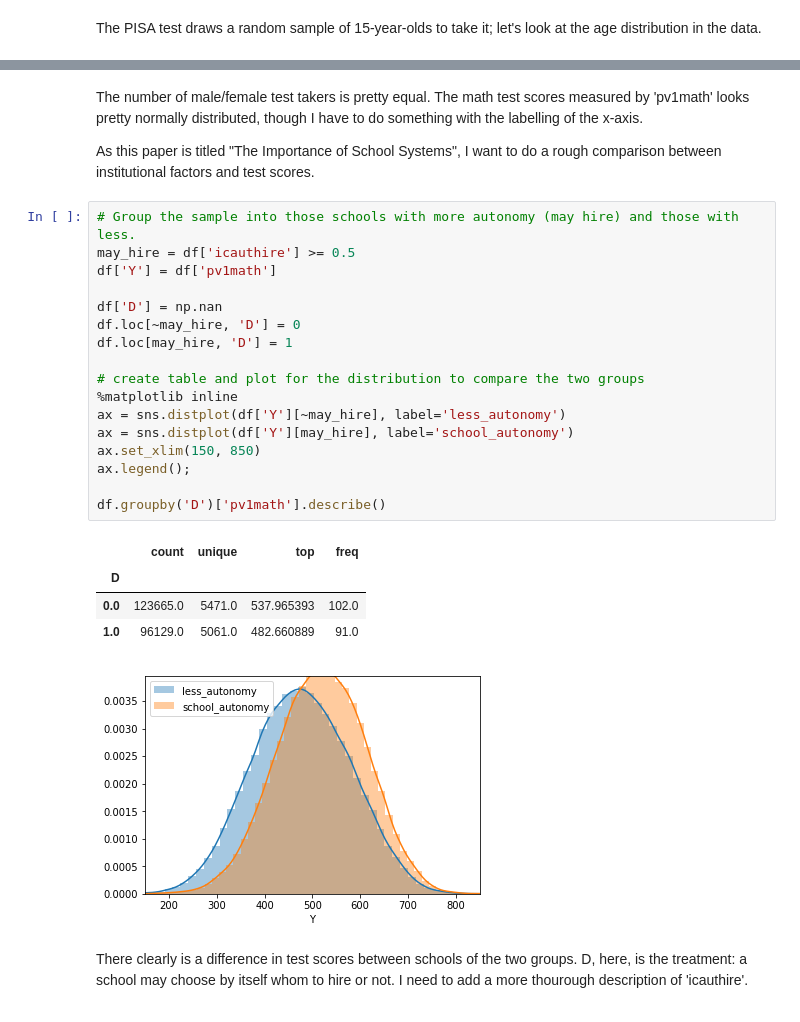
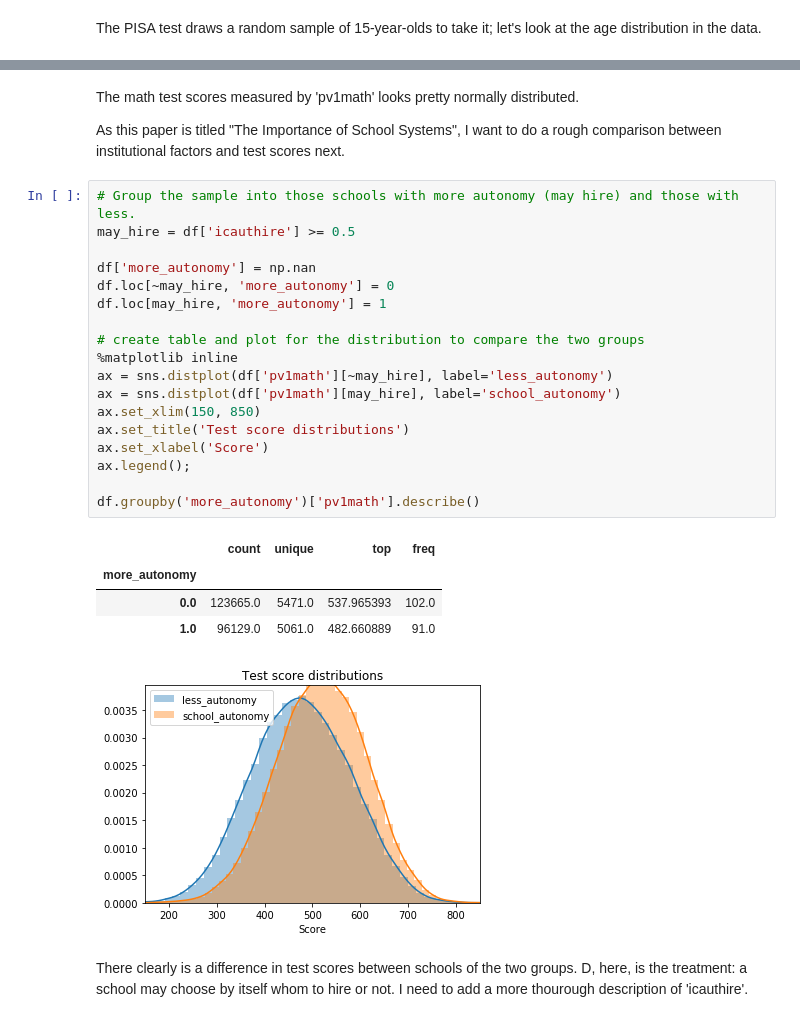
Before and after one commit to MVBrinker/student-project-ELJust, a Jupyter notebook: Woessmann_School_System.ipynb, the cells around one changed output, grey strips where cells are left out. Cells and saved outputs as stored; diff of their text form.

Commit message:
Deleted the sex histogram and made the other plots look nicer.

```diff
--- a/Woessmann_School_System.ipynb
+++ b/Woessmann_School_System.ipynb
@@ -102,30 +101,31 @@ for column in columns:
 # %% [markdown]
-The number of male/female test takers is pretty equal. The math test scores measured by 'pv1math' looks pretty normally distributed, though I have to do something with the labelling of the x-axis.
+The math test scores measured by 'pv1math' looks pretty normally distributed.
 
-As this paper is titled "The Importance of School Systems", I want to do a rough comparison between institutional factors and test scores.
+As this paper is titled "The Importance of School Systems", I want to do a rough comparison between institutional factors and test scores next.
 # %%
 # Group the sample into those schools with more autonomy (may hire) and those with less.
 may_hire = df['icauthire'] >= 0.5
-df['Y'] = df['pv1math']
 
-df['D'] = np.nan
-df.loc[~may_hire, 'D'] = 0
-df.loc[may_hire, 'D'] = 1
+df['more_autonomy'] = np.nan
+df.loc[~may_hire, 'more_autonomy'] = 0
+df.loc[may_hire, 'more_autonomy'] = 1
 
 # create table and plot for the distribution to compare the two groups
 %matplotlib inline
-ax = sns.distplot(df['Y'][~may_hire], label='less_autonomy')
-ax = sns.distplot(df['Y'][may_hire], label='school_autonomy')
+ax = sns.distplot(df['pv1math'][~may_hire], label='less_autonomy')
+ax = sns.distplot(df['pv1math'][may_hire], label='school_autonomy')
 ax.set_xlim(150, 850)
+ax.set_title('Test score distributions')
+ax.set_xlabel('Score')
 ax.legend();
 
-df.groupby('D')['pv1math'].describe()
+df.groupby('more_autonomy')['pv1math'].describe()
 # %% [output]
 |  | count | unique | top | freq |
-| D |  |  |  |  |
+| more_autonomy |  |  |  |  |
 | 0.0 | 123665.0 | 5471.0 | 537.965393 | 102.0 |
 | 1.0 | 96129.0 | 5061.0 | 482.660889 | 91.0 |
-[figure, old version]
+[figure, new version]
 # %% [markdown]
 There clearly is a difference in test scores between schools of the two groups. D, here, is the treatment: a school may choose by itself whom to hire or not. I need to add a more thourough description of 'icauthire'.
 # %%
```
Also changed, not shown: parts of 6 cells of this notebook.
